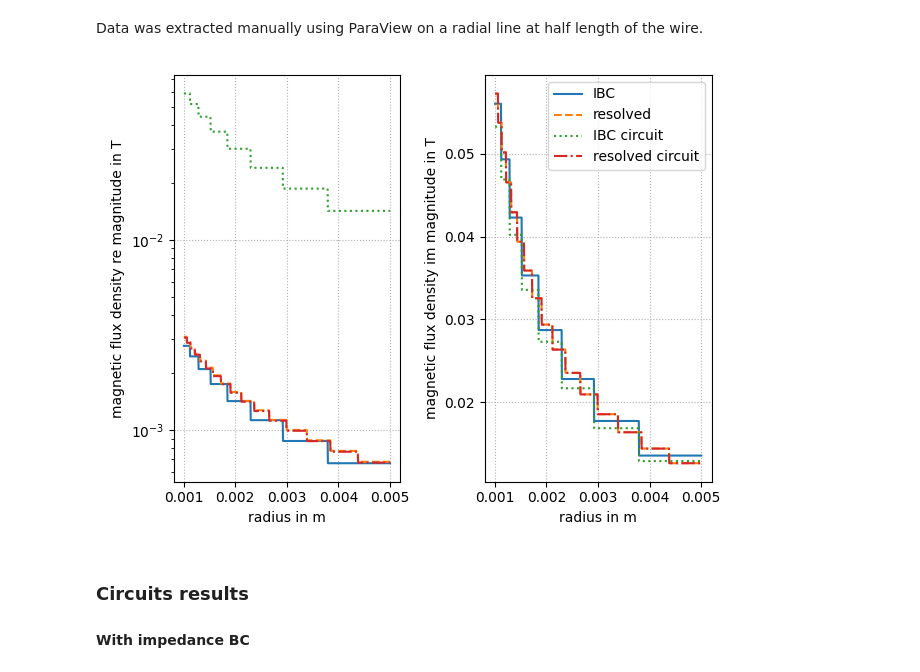
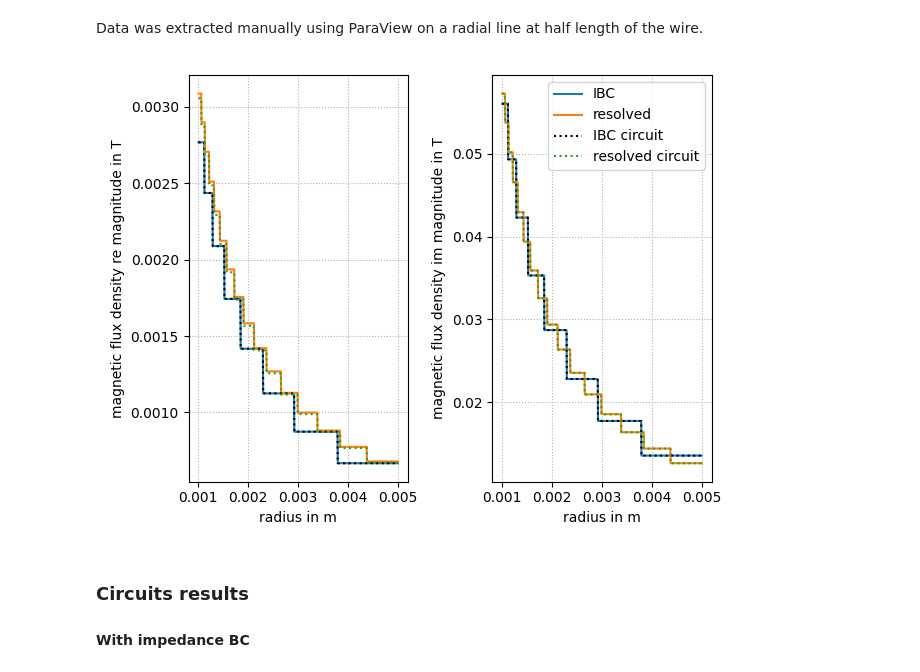
Before and after one commit to nemocrys/elmer-verification, a Jupyter notebook: impedance-boundary-condition/evaluation.ipynb, the cells around one changed output. Saved outputs shown, nothing was run; the diff lists cells and outputs as text; code cells hidden in the pictures.

```diff
--- a/impedance-boundary-condition/evaluation.ipynb
+++ b/impedance-boundary-condition/evaluation.ipynb
@@ -56,36 +56,36 @@ fig, ax = plt.subplots(1, 2)
 
 for case, label, style in zip(
     ["wire_impedanceBC", "wire_no_impedanceBC", "wire_impedanceBC_circuit", "wire_no_impedanceBC_circuit"],
     ["IBC", "resolved", "IBC circuit", "resolved circuit"],
-    ["-", "--", ":", "-."]
+    ["-", "-", "k:", ":"]
     ):
     df = pd.read_csv(f"{case}/plot-over-line_wire-air.csv")
     df = df.loc[df["Points:1"] > 0.001]
     flux = np.sqrt(
         df["magnetic flux density re e:0"].to_numpy()**2
         + df["magnetic flux density re e:1"].to_numpy()**2
         + df["magnetic flux density re e:2"].to_numpy()**2
     )
-    ax[0].semilogy(df["Points:1"], flux, style, label=label)
+    ax[0].plot(df["Points:1"], flux, style, label=label)
     flux = np.sqrt(
         df["magnetic flux density im e:0"].to_numpy()**2
         + df["magnetic flux density im e:1"].to_numpy()**2
         + df["magnetic flux density im e:2"].to_numpy()**2
     )
     ax[1].plot(df["Points:1"], flux, style, label=label)
 
 # ax[0].legend()
 ax[0].grid(linestyle=":")
 ax[0].set_xlabel("radius in m")
 ax[0].set_ylabel("magnetic flux density re magnitude in T")
 
 ax[1].legend()
 ax[1].grid(linestyle=":")
 ax[1].set_xlabel("radius in m")
 ax[1].set_ylabel("magnetic flux density im magnitude in T")
 fig.tight_layout()
 # %% [output]
-[figure, old version]
+[figure, new version]
 # %% [markdown]
 ### Circuits results
 #### With impedance BC
```
Also changed, not shown: parts of 1 cell of this notebook, 5 other files.
